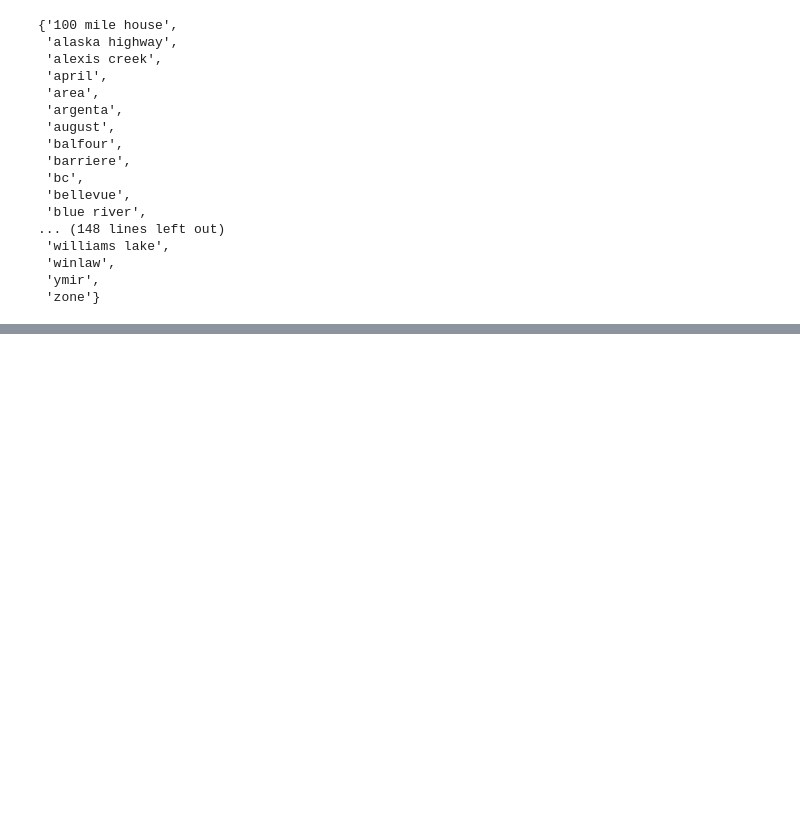
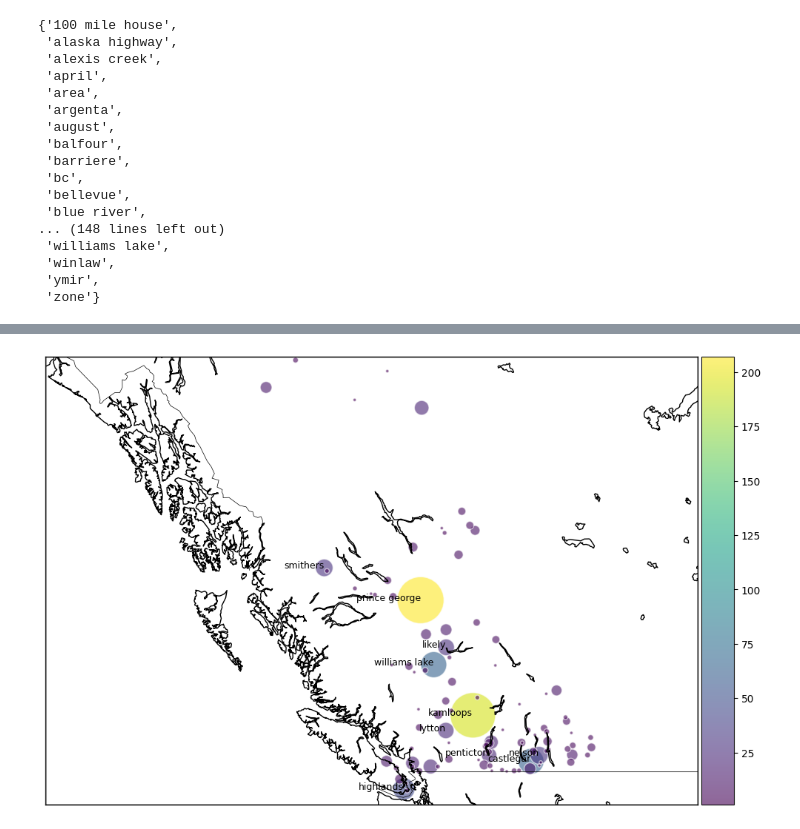
Before and after one commit to arvandiii/Thesis-Project, a Jupyter notebook: reddit/news/news.ipynb, the cells around one changed output, grey strips where cells are left out. Cells and saved outputs as stored; diff of their text form; code cells hidden in the pictures; blank space fills up the shorter version.

```diff
--- a/reddit/news/news.ipynb
+++ b/reddit/news/news.ipynb
@@ -660,0 +725,8 @@ impacted_entities
+# %%
+region_lat_lon['Count'] = []
+
+for region in region_lat_lon['Region']:
+    region_lat_lon['Count'].append(region_occurrences[region])
+# %%
+for i in range(len(region_lat_lon['Region'])):
+    print(f"{region_lat_lon['Region'][i]}: {region_lat_lon['Count'][i]} ({region_lat_lon['latitude'][i]}, {region_lat_lon['longitude'][i]})")
@@ -660,0 +751,46 @@ impacted_entities
+# %%
+import numpy as np
+import matplotlib.pyplot as plt
+from mpl_toolkits.basemap import Basemap
+
+fig = plt.figure(figsize=(12, 9))
+ax = fig.add_subplot(111)
+
+sorted_indices = np.argsort(region_lat_lon['Count'])[::-1]
+sorted_regions = [region_lat_lon['Region'][i] for i in sorted_indices]
+sorted_lat = [region_lat_lon['latitude'][i] for i in sorted_indices]
+sorted_lon = [region_lat_lon['longitude'][i] for i in sorted_indices]
+sorted_count = [region_lat_lon['Count'][i] for i in sorted_indices]
+
+
+m = Basemap(
+    projection='merc',
+    llcrnrlat=48, urcrnrlat=60,
+    llcrnrlon=-140, urcrnrlon=-110,
+    lat_ts=20,
+    resolution='i',
+    ax=ax
+)
+
+m.drawcoastlines()
+m.drawcountries()
+m.drawmapboundary()
+
+x, y = m(np.array(sorted_lon), np.array(sorted_lat))
+c = np.array(sorted_count)
+
+scale = 100
+scatter = m.scatter(x, y, c=c, s=c * 10, cmap='viridis', alpha=0.6, edgecolors='w')
+
+for i, region_name in enumerate(sorted_regions[:10]):
+    ax.annotate(region_name, (x[i], y[i]), fontsize=9, ha='right', color='black')
+
+
+from mpl_toolkits.axes_grid1 import make_axes_locatable
+divider = make_axes_locatable(ax)
+cax = divider.append_axes("right", size="5%", pad=0.05)
+cb = plt.colorbar(scatter, cax=cax, orientation='vertical')
+
+plt.show()
+# %% [output]
+[figure, added]
```
Also changed, not shown: parts of 8 cells of this notebook, 1 other file.
